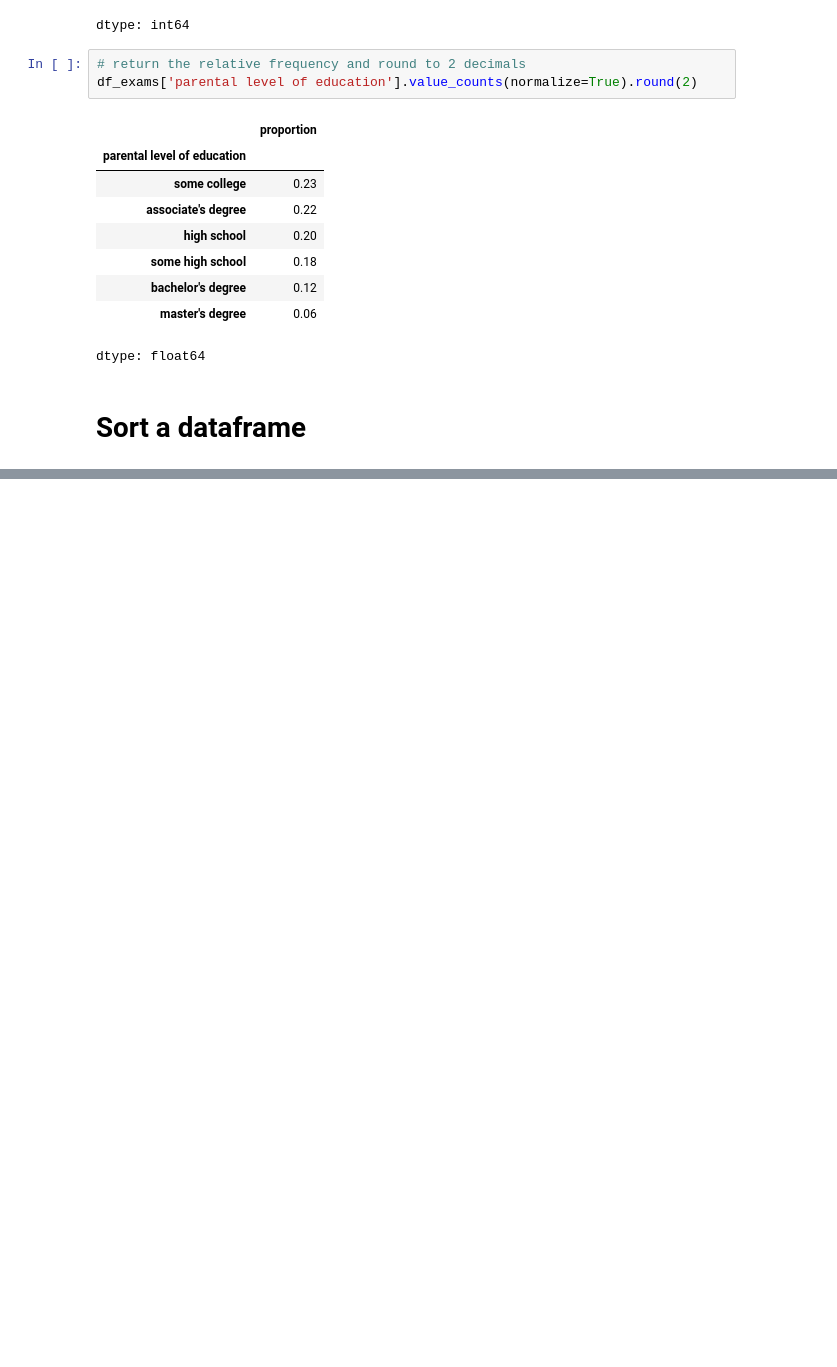
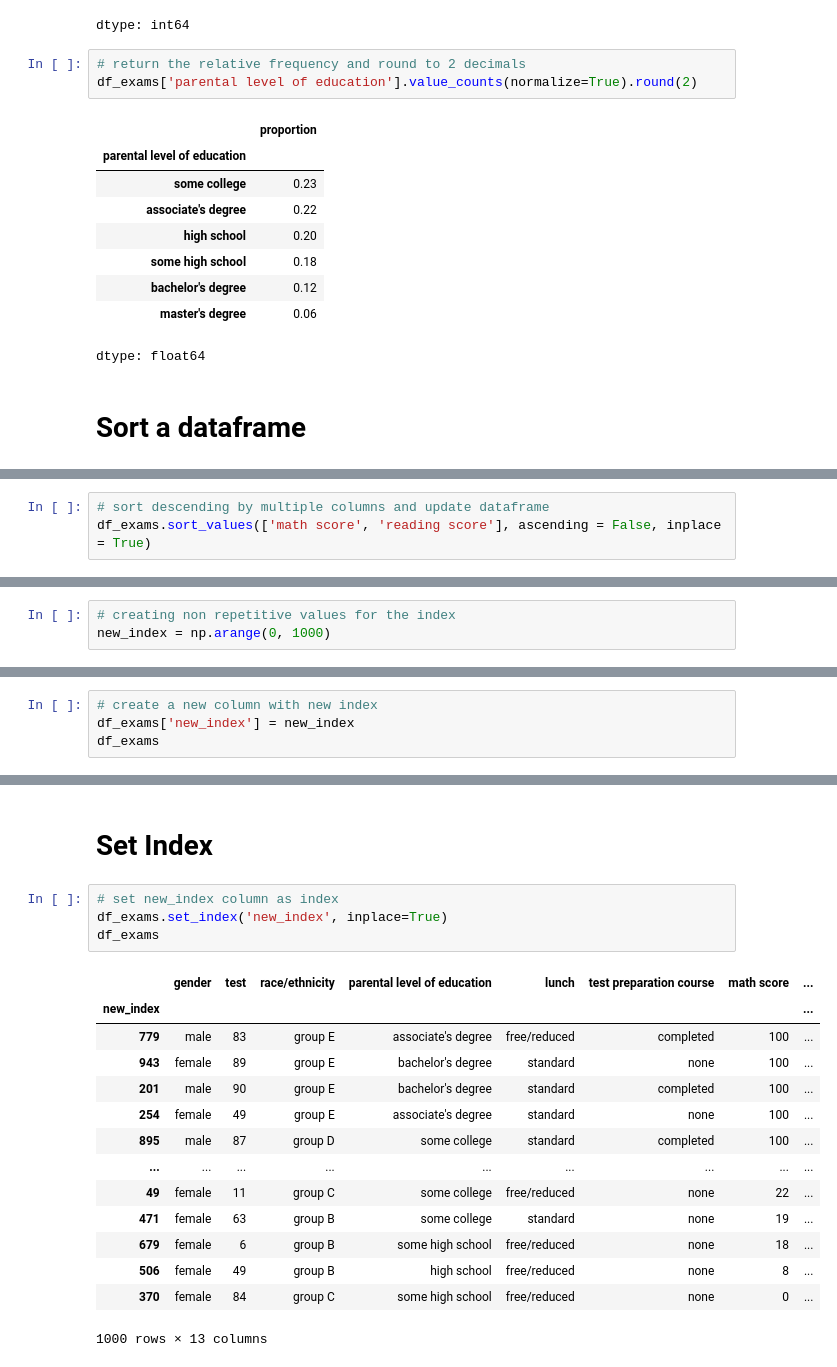
Before and after one commit to throwmen/PythonDataScience, a Jupyter notebook: Pandas_Basics.ipynb, the cells around one changed output, grey strips where cells are left out. Cells and saved outputs as stored; diff of their text form; blank space fills up the shorter version.

```diff
--- a/Pandas_Basics.ipynb
+++ b/Pandas_Basics.ipynb
@@ -705,0 +720,3 @@ df_exams.sort_values('math score', ascending = False)
+# %%
+# sort descending by multiple columns and update dataframe
+df_exams.sort_values(['math score', 'reading score'], ascending = False, inplace = True)
@@ -705,0 +745,3 @@ df_exams.sort_values('math score', ascending = False)
+# %%
+# creating non repetitive values for the index
+new_index = np.arange(0, 1000)
@@ -705,0 +751,4 @@ df_exams.sort_values('math score', ascending = False)
+# %%
+# create a new column with new index
+df_exams['new_index'] = new_index
+df_exams
@@ -705,0 +769,21 @@ df_exams.sort_values('math score', ascending = False)
+# %% [markdown]
+# Set Index
+# %%
+# set new_index column as index
+df_exams.set_index('new_index', inplace=True)
+df_exams
+# %% [output]
+|  | gender | test | race/ethnicity | parental level of education | lunch | test preparation course | math score | ... |
+| new_index |  |  |  |  |  |  |  | ... |
+| 779 | male | 83 | group E | associate's degree | free/reduced | completed | 100 | ... |
+| 943 | female | 89 | group E | bachelor's degree | standard | none | 100 | ... |
+| 201 | male | 90 | group E | bachelor's degree | standard | completed | 100 | ... |
+| 254 | female | 49 | group E | associate's degree | standard | none | 100 | ... |
+| 895 | male | 87 | group D | some college | standard | completed | 100 | ... |
+| ... | ... | ... | ... | ... | ... | ... | ... | ... |
+| 49 | female | 11 | group C | some college | free/reduced | none | 22 | ... |
+| 471 | female | 63 | group B | some college | standard | none | 19 | ... |
+| 679 | female | 6 | group B | some high school | free/reduced | none | 18 | ... |
+| 506 | female | 49 | group B | high school | free/reduced | none | 8 | ... |
+| 370 | female | 84 | group C | some high school | free/reduced | none | 0 | ... |
+1000 rows × 13 columns
```
Also changed, not shown: parts of 19 cells of this notebook.
